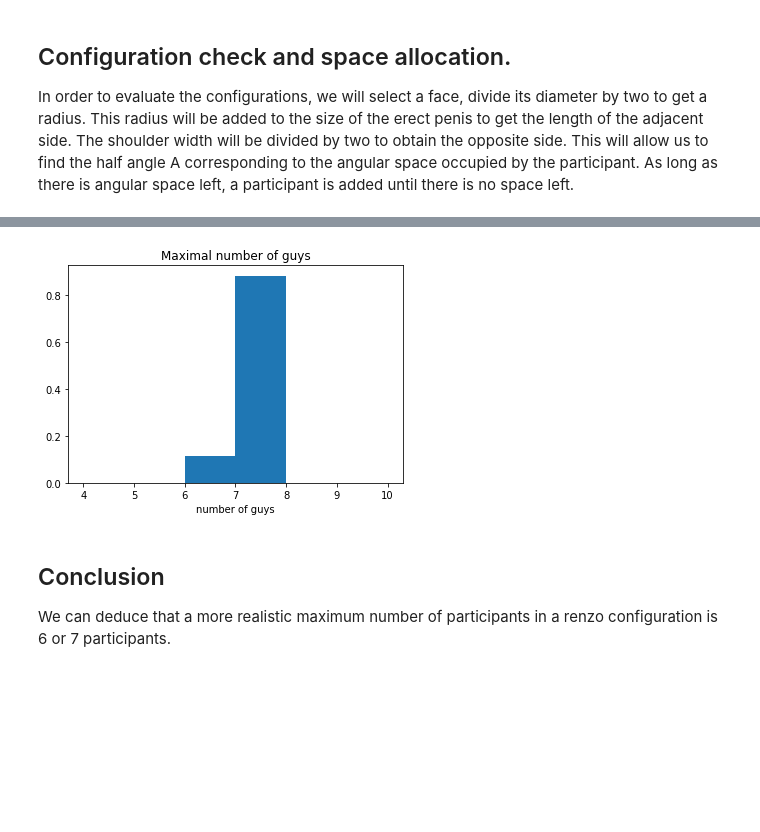
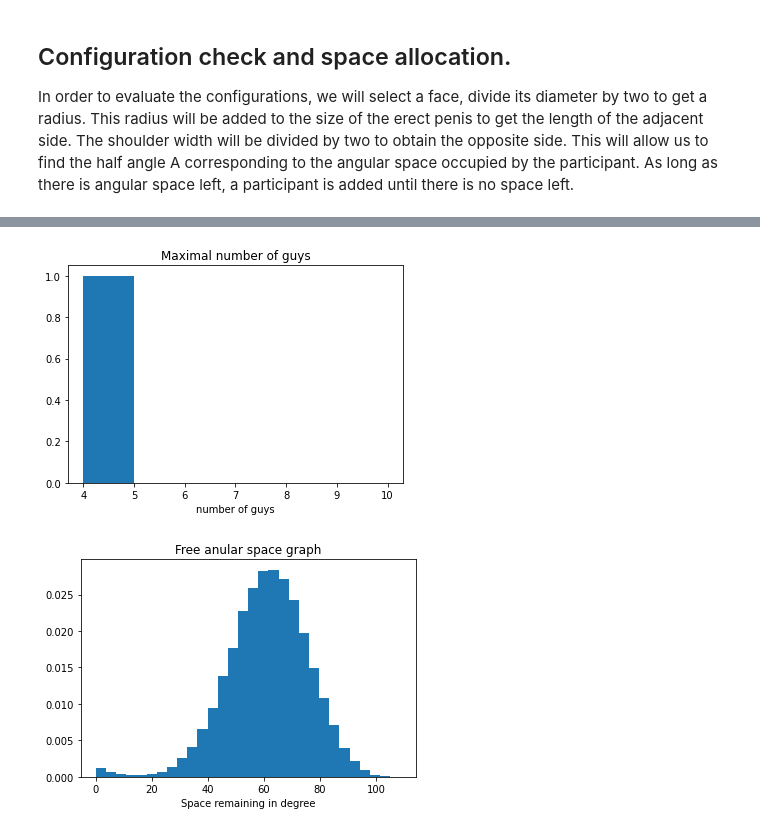
Before and after one commit to berettavexee/Jupyter-Crap, a Jupyter notebook: bitesdata/BitesData.ipynb, the cells around one changed output, grey strips where cells are left out. Drawn from its saved outputs; the diff is of its cells as text; code cells hidden in the pictures; blank space fills up the shorter version.

Commit message:
Configuration update

```diff
--- a/bitesdata/BitesData.ipynb
+++ b/bitesdata/BitesData.ipynb
@@ -139,26 +140,33 @@ Angle (rad): 0.7671943348408056
 # %%
 results = []
+results_angle = []
 for i in range(int(1e5)):
     AngularSpace = np.pi * 2
     NumberOfGuy = 0
     while AngularSpace > 0:
         FaceRadius = np.random.choice(face) / 2
         Guy = array[int(np.random.random() * array.shape[0])]
         Adjacent = FaceRadius + Guy[1]
         Opposite = Guy[0] / 2
-        AngularSpace -= np.arctan(Opposite / Adjacent)
+        PrevAngularSpace = AngularSpace
+        AngularSpace -= 2 * np.arctan(Opposite / Adjacent)
         NumberOfGuy += 1
     NumberOfGuy -= 1 #The last guy had no room to play
     results.append(NumberOfGuy)
+    results_angle.append(math.degrees(PrevAngularSpace))
+
 # Maximal number of guys graph
 bins_list = [4, 5, 6, 7, 8, 9, 10]
 count, bins, ignored = plt.hist(results[:], bins = bins_list, density=True)
 plt.title('Maximal number of guys')
 plt.xlabel('number of guys')
 plt.show()
+
+# Free angular space graph
+count, bins, ignored = plt.hist(results_angle[:], 30, density=True)
+plt.title('Free annular space graph')
+plt.xlabel('Space remaining in degree')
+plt.show()
 # %% [output]
-[figure, old version]
+[figure, new version]
+[figure, added]
-# %% [markdown]
-Conclusion
----
-We can deduce that a more realistic maximum number of participants in a renzo configuration is 6 or 7 participants.
```
Also changed, not shown: parts of 8 cells of this notebook.
